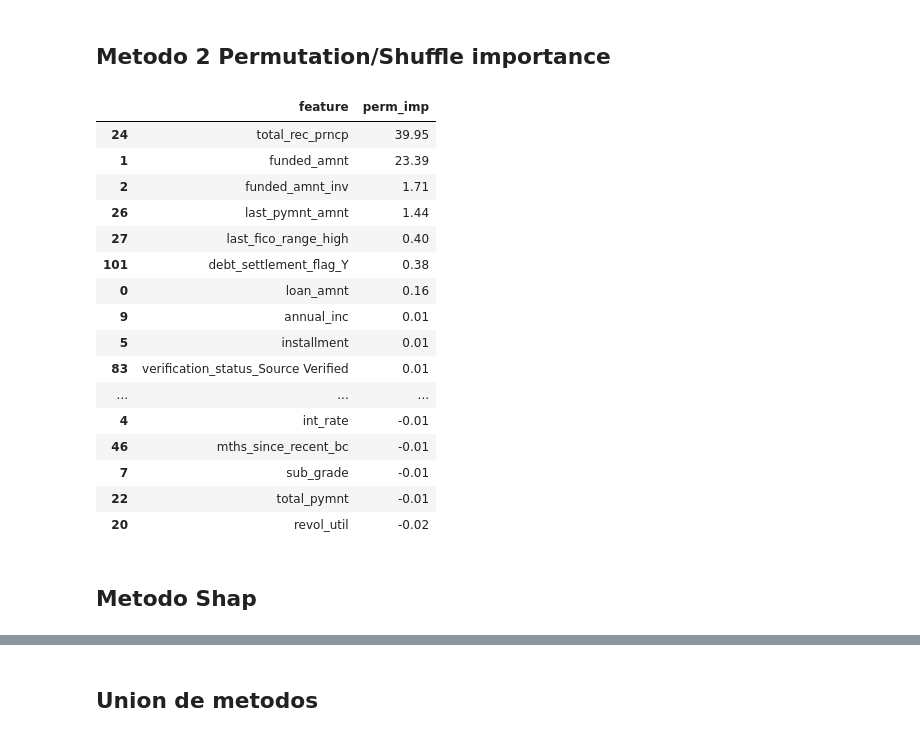
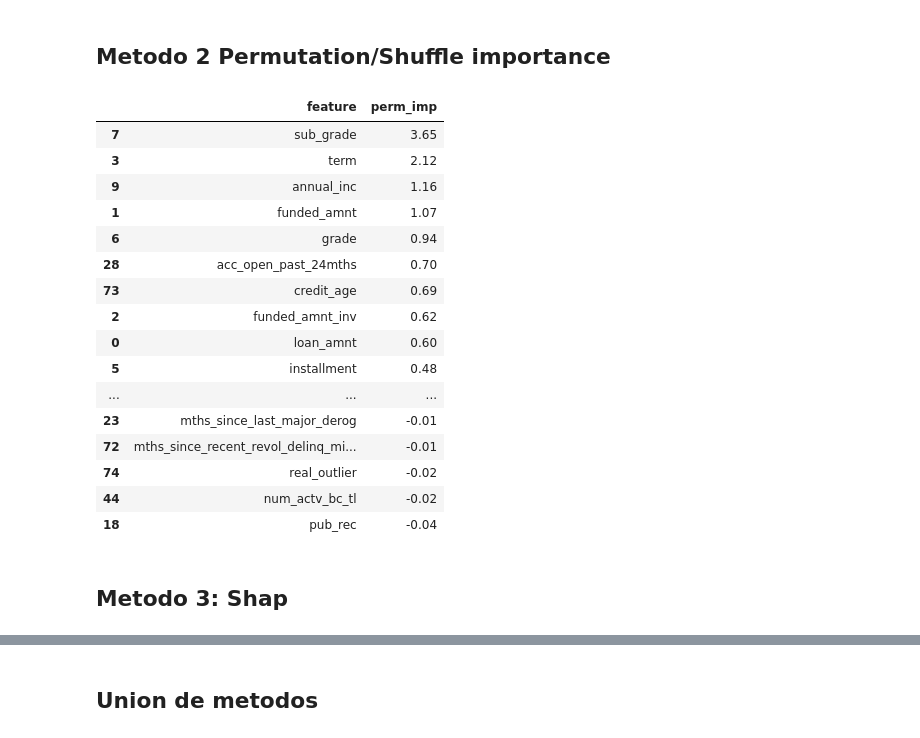
Before and after one commit to 4GeeksAcademy/final_project_creditscoring, a Jupyter notebook: notebooks/EDA.ipynb, the cells around one changed output, grey strips where cells are left out. Saved outputs shown, nothing was run; the diff lists cells and outputs as text; code cells hidden in the pictures.

```diff
--- a/notebooks/EDA.ipynb
+++ b/notebooks/EDA.ipynb
@@ -1235,8 +1231,7 @@ X_test['sub_grade'] = X_test['sub_grade'].map(sub_grade_map)
 # 2. One-Hot Encoding for the remaining nominal variables
 # 'drop_first=True' is essential for Logistic Regression (avoids redundancy)
 nom_cols = ['home_ownership', 'verification_status', 'purpose',
-            'pymnt_plan', 'initial_list_status', 'application_type',
-            'debt_settlement_flag']
+            'pymnt_plan', 'initial_list_status', 'application_type']
 
 X_train = pd.get_dummies(X_train, columns=nom_cols, drop_first=True)
 X_test = pd.get_dummies(X_test, columns=nom_cols, drop_first=True)
@@ -1467,34 +1459,34 @@ df_rf_imp
 # %%
 # Para esta técnica y la de shap se necesita conjunto de validación
 X_train1, X_val, y_train1, y_val = train_test_split(X_train, y_train, test_size=0.2, random_state=42)
 
 # Ajustamos el modelo
 model_xgb = XGBClassifier(objective='binary:logistic',random_state=42,use_label_encoder=False,eval_metric='logloss').fit(X_train1, y_train1)
 
 # Realizamos 10 permutaciones por cada característica (se usa neg_mean_absolute_error)
-perm = permutation_importance(model_xgb, X_val, y_val, n_repeats=10, random_state=42, n_jobs=-1, scoring='accuracy')
+perm = permutation_importance(model_xgb, X_val, y_val, n_repeats=10, random_state=42, n_jobs=-1, scoring='roc_auc')
 
 df_perm_imp = pd.DataFrame({'feature': X_train.columns, 'perm_imp': perm.importances_mean*100}).sort_values('perm_imp', ascending=False)
 df_perm_imp
 # %% [output]
 |  | feature | perm_imp |
-| 24 | total_rec_prncp | 39.95 |
-| 1 | funded_amnt | 23.39 |
-| 2 | funded_amnt_inv | 1.71 |
-| 26 | last_pymnt_amnt | 1.44 |
-| 27 | last_fico_range_high | 0.40 |
-| 101 | debt_settlement_flag_Y | 0.38 |
-| 0 | loan_amnt | 0.16 |
-| 9 | annual_inc | 0.01 |
-| 5 | installment | 0.01 |
-| 83 | verification_status_Source Verified | 0.01 |
+| 7 | sub_grade | 3.65 |
+| 3 | term | 2.12 |
+| 9 | annual_inc | 1.16 |
+| 1 | funded_amnt | 1.07 |
+| 6 | grade | 0.94 |
+| 28 | acc_open_past_24mths | 0.70 |
+| 73 | credit_age | 0.69 |
+| 2 | funded_amnt_inv | 0.62 |
+| 0 | loan_amnt | 0.60 |
+| 5 | installment | 0.48 |
 | ... | ... | ... |
-| 4 | int_rate | -0.01 |
-| 46 | mths_since_recent_bc | -0.01 |
-| 7 | sub_grade | -0.01 |
-| 22 | total_pymnt | -0.01 |
-| 20 | revol_util | -0.02 |
+| 23 | mths_since_last_major_derog | -0.01 |
+| 72 | mths_since_recent_revol_delinq_mi... | -0.01 |
+| 74 | real_outlier | -0.02 |
+| 44 | num_actv_bc_tl | -0.02 |
+| 18 | pub_rec | -0.04 |
 # %% [markdown]
-## Metodo Shap
+## Metodo 3: Shap
 # %%
 # Ajustamos el modelo
```
Also changed, not shown: parts of 24 cells of this notebook.
